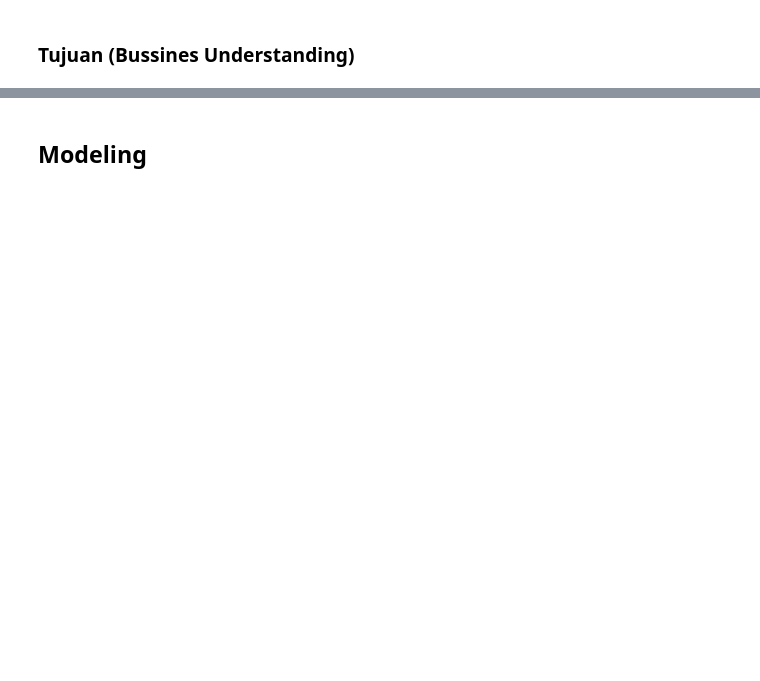
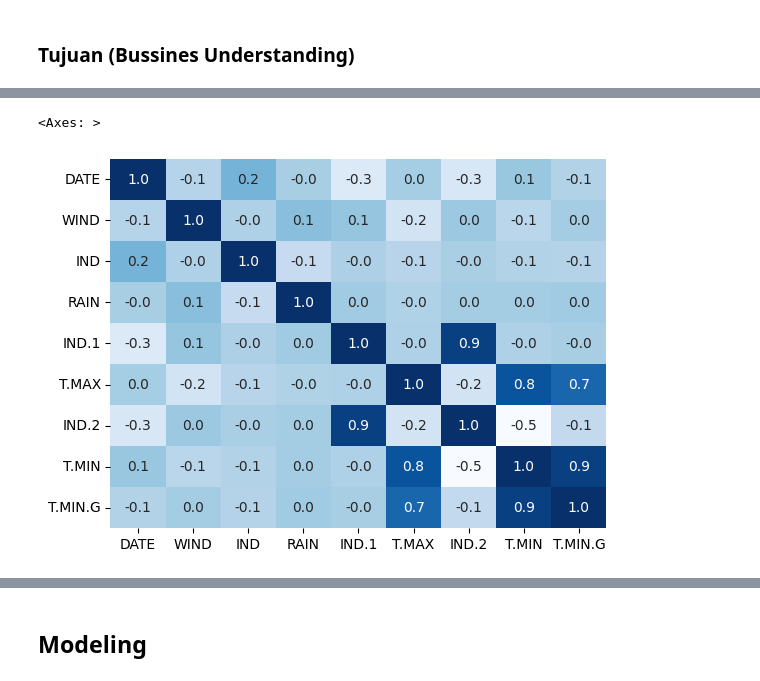
Before and after one commit to zulfalaila/psd_all, a Jupyter notebook: Project III.ipynb, the cells around one changed output, grey strips where cells are left out. Saved outputs shown, nothing was run; the diff lists cells and outputs as text; code cells hidden in the pictures; blank space fills up the shorter version.

```diff
--- a/Project III.ipynb
+++ b/Project III.ipynb
@@ -211,0 +108,5 @@ df = df_handled
+# %%
+sns.heatmap(df.corr(),annot=True, cbar=False, cmap='Blues', fmt='.1f')
+# %% [output]
+<Axes: >
+[figure, added]
```
Also changed, not shown: parts of 106 cells of this notebook, 19 other files.
